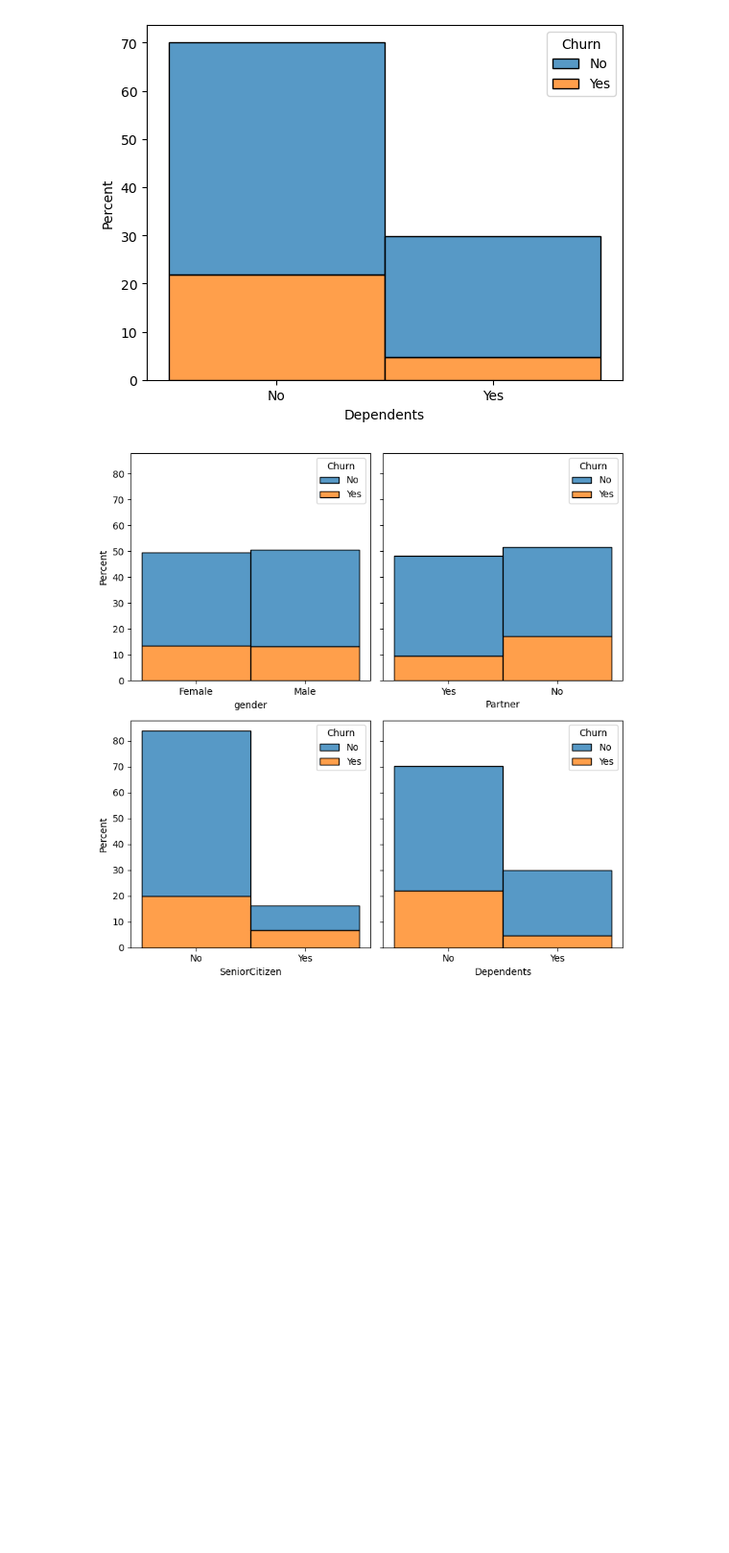
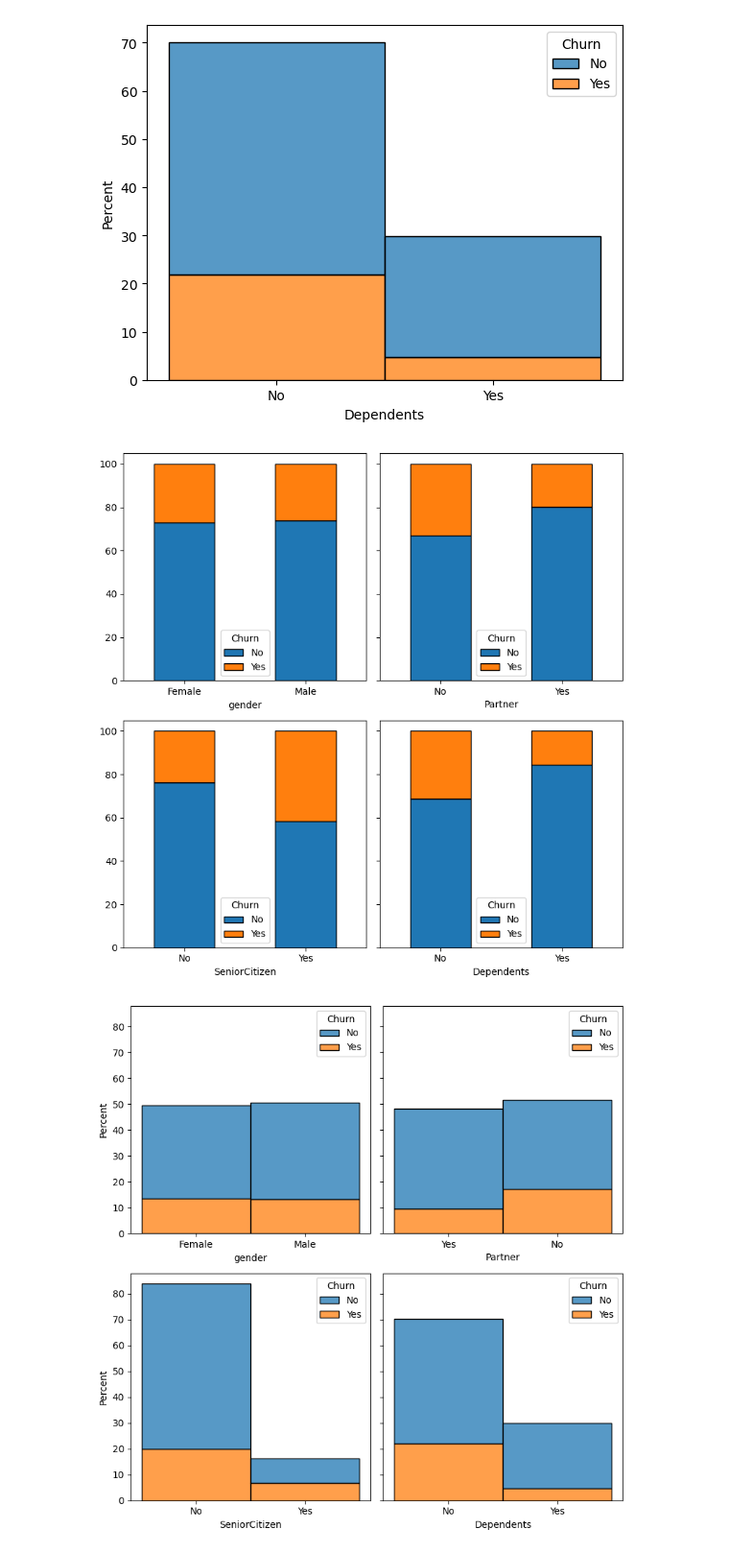
Before and after one commit to cvarney/telco_customer_churn, a Jupyter notebook: varney_christopher_churn.ipynb, the cells around one changed output. Shown at 96% size. Drawn from its saved outputs; the diff is of its cells as text; code cells hidden in the pictures; blank space fills up the shorter version.

Commit message:
Kaggle Notebook | Varney_Christopher_Churn | Version 8

```diff
--- a/varney_christopher_churn.ipynb
+++ b/varney_christopher_churn.ipynb
@@ -370,0 +369,5 @@ Name: InternetServiceStatus, dtype: float64
+# %%
+# Determine proportions of Churn for each value of the column
+col = services[0]
+prop = pd.crosstab(df[col], df['Churn']).apply(lambda x: x/x.sum()*100, axis=1)
+prop.head()
@@ -371,3 +379,10 @@ Name: InternetServiceStatus, dtype: float64
+# %%
+def prop_plot(col,x,y):
+    # Calculate the percentage of observations for each variable
+    # so that Churn=yes + Churn=No adds up to 100% for each value
+    prop = pd.crosstab(df[col], df['Churn']).apply(lambda x: x/x.sum()*100, axis=1)
+
+    prop.plot(kind='bar',stacked=True, rot=0, ax=axs[x,y])
 # %% [markdown]
 ## Demographic Information
 # %%
@@ -379,4 +394,18 @@ for col in demographic:
 [figure]
 [figure]
 [figure]
+# %%
+# Multiple proportion plot of demographic values
+f, axs = plt.subplots(2,2, figsize=(8,8),sharey=True)
+p = 0
+for col in demographic:
+    x = p % 2
+    y = p // 2
+    prop_plot(col,x,y)
+    p += 1
+f.tight_layout()
+#plt.savefig('Demographic.png')
+plt.show()
+# %% [output]
+[figure, added]
 # %%
```
Also changed, not shown: parts of 17 cells of this notebook.
